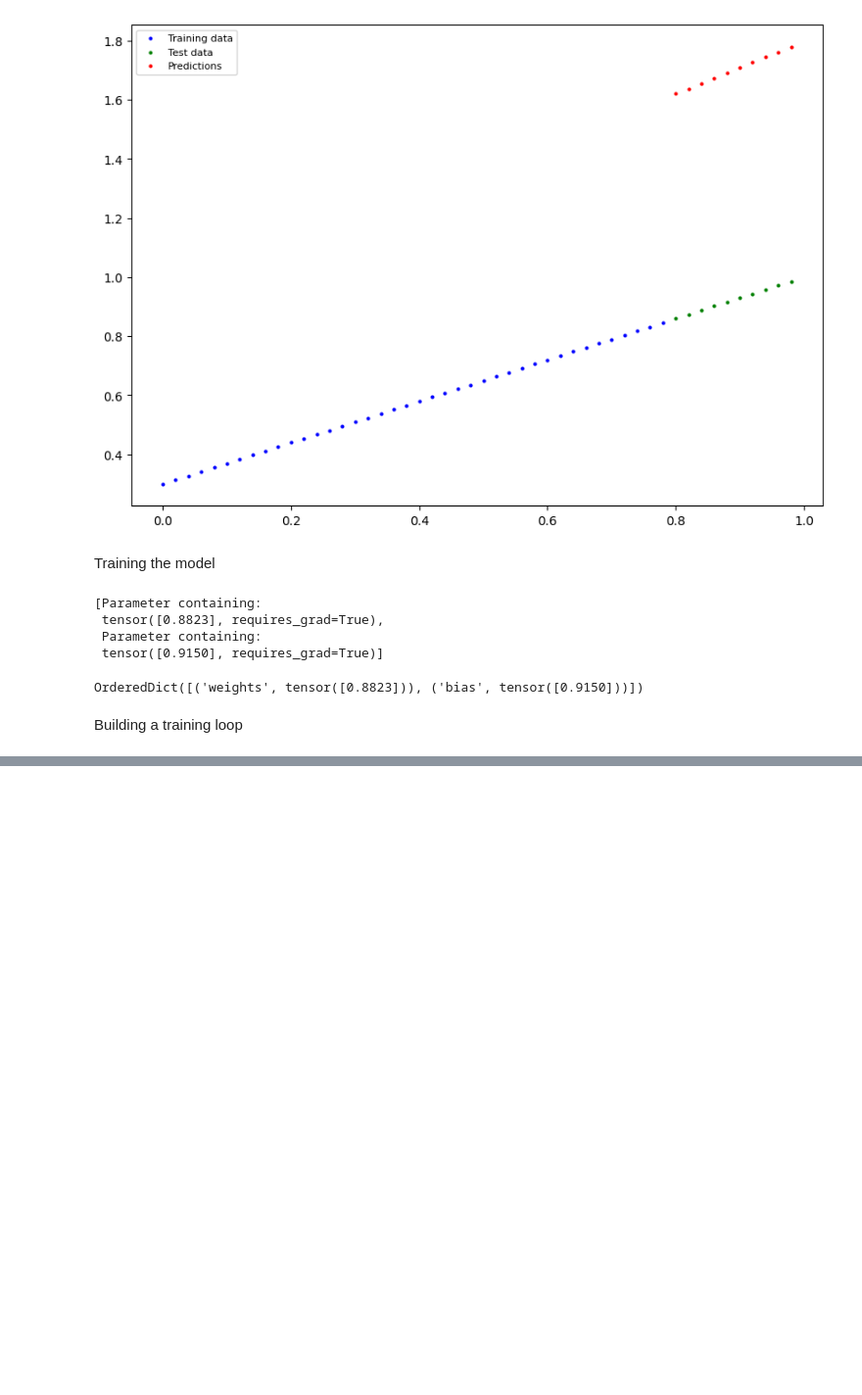
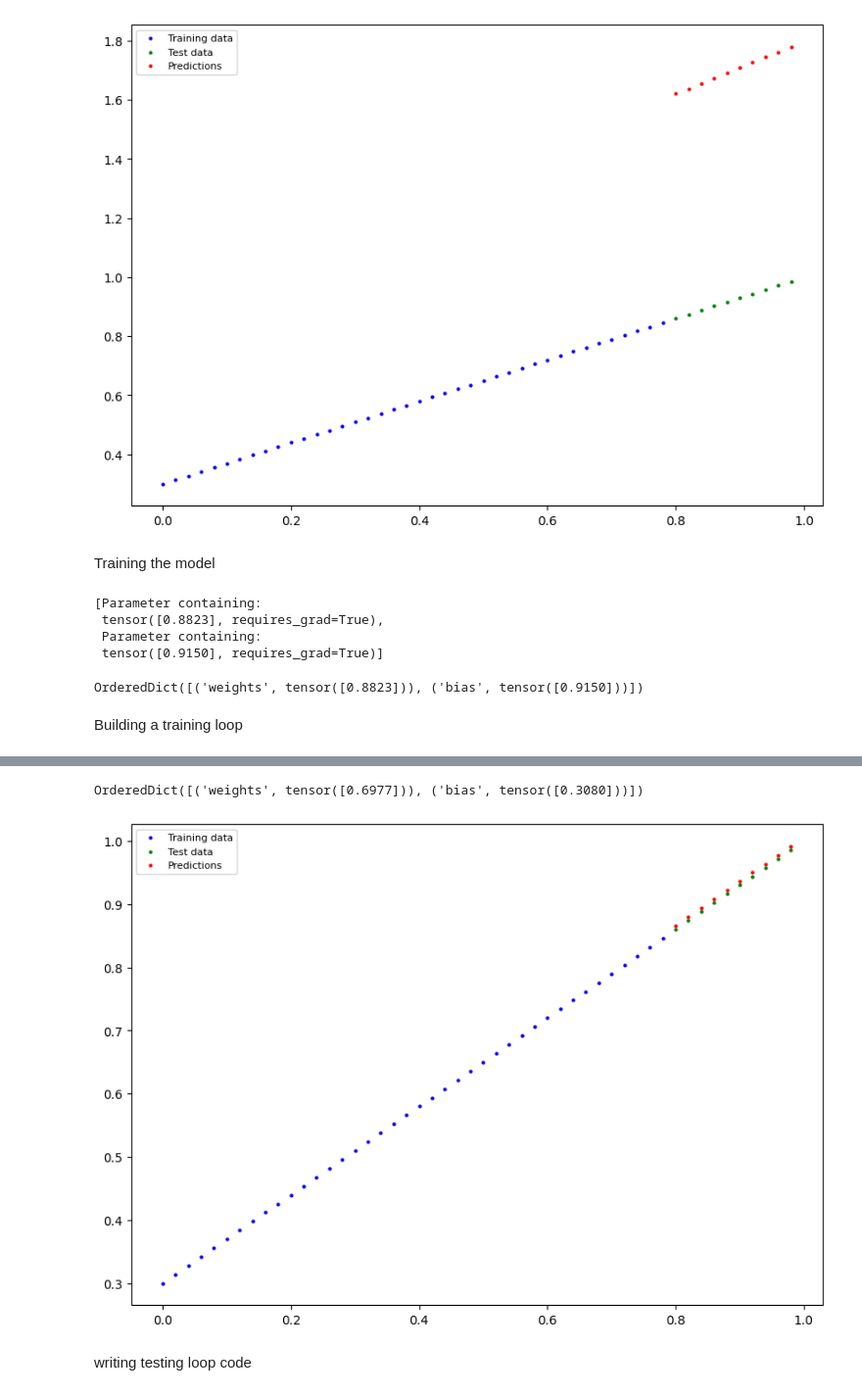
Before and after one commit to RyanTang019/PyTorch, a Jupyter notebook: 01_PyTorch_workflow.ipynb, the cells around one changed output, grey strips where cells are left out. Shown at 98% size. Drawn from its saved outputs; the diff is of its cells as text; code cells hidden in the pictures; blank space fills up the shorter version.

```diff
--- a/01_PyTorch_workflow.ipynb
+++ b/01_PyTorch_workflow.ipynb
@@ -188,0 +241,7 @@ for epoch in range(epochs):
+# %%
+model_0.state_dict()
+# %% [output]
+OrderedDict([('weights', tensor([0.6977])), ('bias', tensor([0.3080]))])
+# %%
+with torch.inference_mode():
+    y_preds_new=model_0(X_test)         #test the new model
@@ -188,0 +250,6 @@ for epoch in range(epochs):
+# %%
+plot_predictions(predictions=y_preds_new)
+# %% [output]
+[figure, added]
+# %% [markdown]
+writing testing loop code
```
Also changed, not shown: parts of 5 cells of this notebook.
